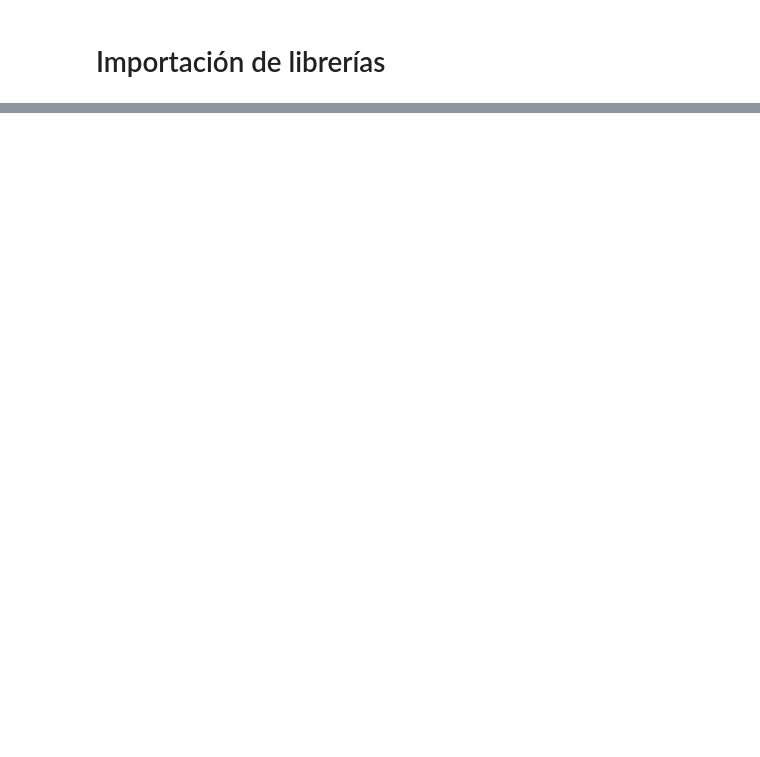
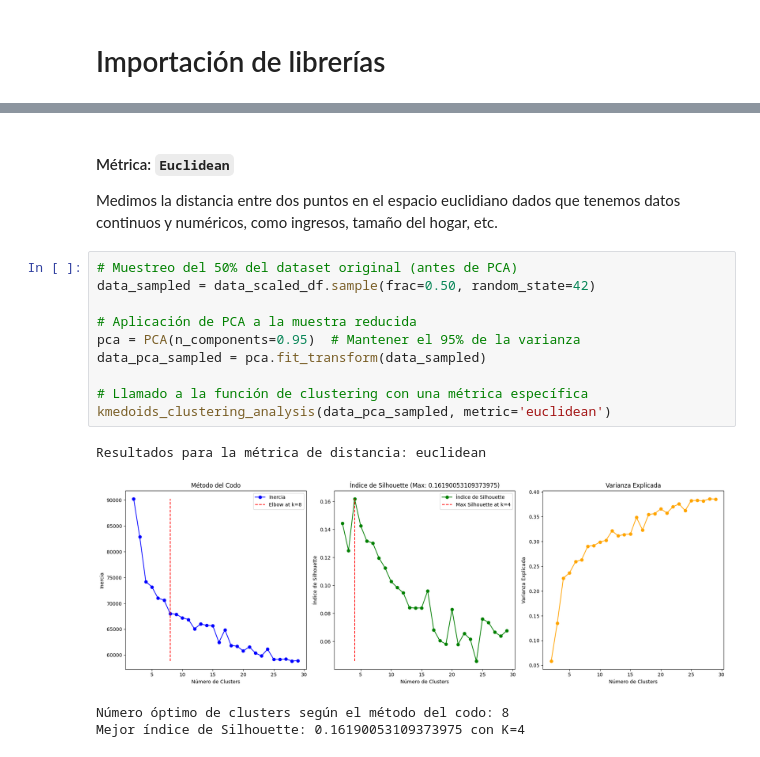
Before and after one commit to kellyninor/ProyectoCare, a Jupyter notebook: code/segmentacion.ipynb, the cells around one changed output, grey strips where cells are left out. Saved outputs shown, nothing was run; the diff lists cells and outputs as text; blank space fills up the shorter version.

Commit message:
Inclusión notebook segmentacion y resultados k-means, kmedoides y dbscan

```diff
--- a/code/segmentacion.ipynb
+++ b/code/segmentacion.ipynb
@@ -289,0 +688,19 @@ print(f'Número óptimo de clusters (KneeLocator): {optimal_n_clusters}')
+# %% [markdown]
+#### Métrica: `Euclidean`
+
+Medimos la distancia entre dos puntos en el espacio euclidiano dados que tenemos datos continuos y numéricos, como ingresos, tamaño del hogar, etc.
+# %%
+# Muestreo del 50% del dataset original (antes de PCA)
+data_sampled = data_scaled_df.sample(frac=0.50, random_state=42)
+
+# Aplicación de PCA a la muestra reducida
+pca = PCA(n_components=0.95)  # Mantener el 95% de la varianza
+data_pca_sampled = pca.fit_transform(data_sampled)
+
+# Llamado a la función de clustering con una métrica específica
+kmedoids_clustering_analysis(data_pca_sampled, metric='euclidean')
+# %% [output]
+Resultados para la métrica de distancia: euclidean
+[figure, added]
+Número óptimo de clusters según el método del codo: 8
+Mejor índice de Silhouette: 0.16190053109373975 con K=4
```
Also changed, not shown: parts of 75 cells of this notebook, 6 other files.
